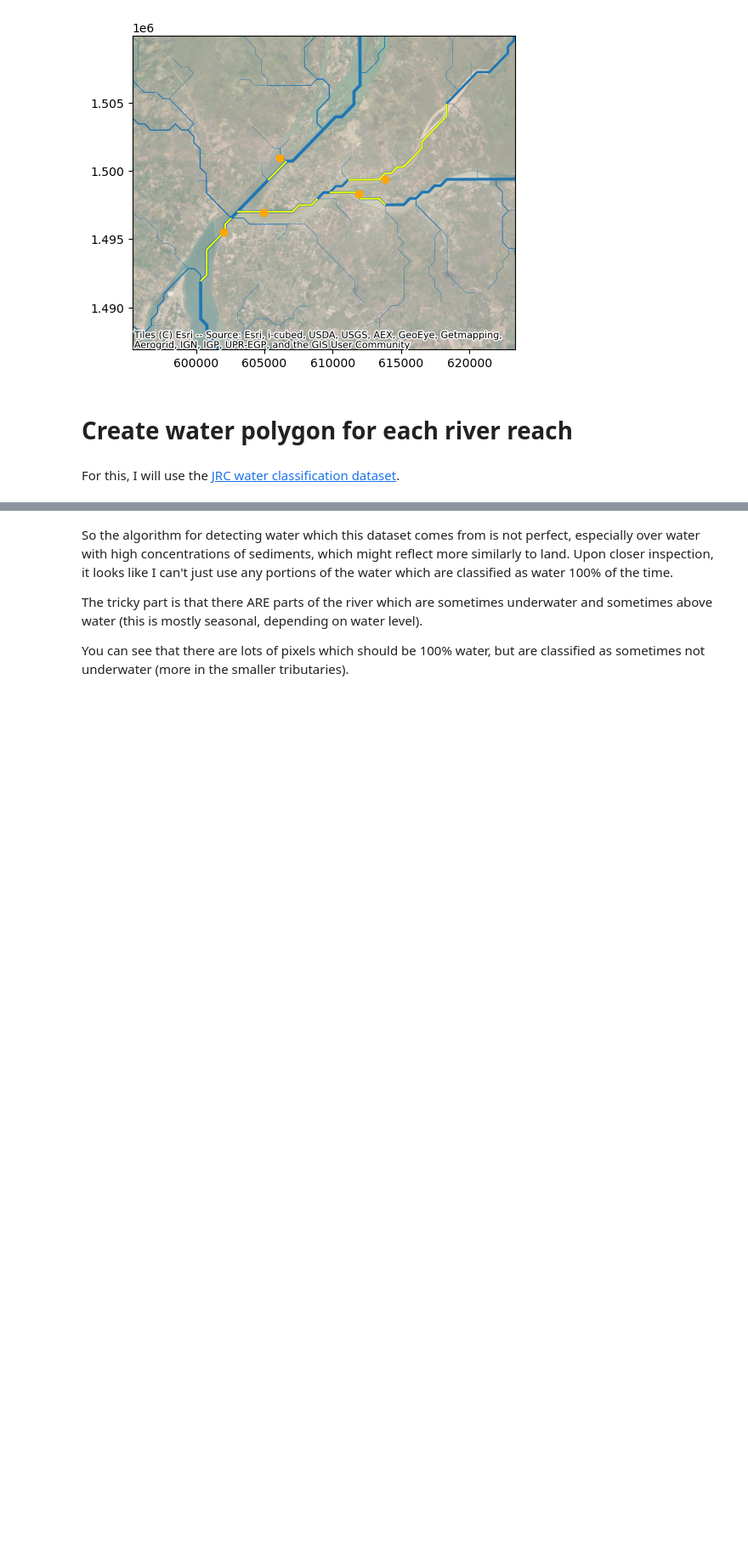
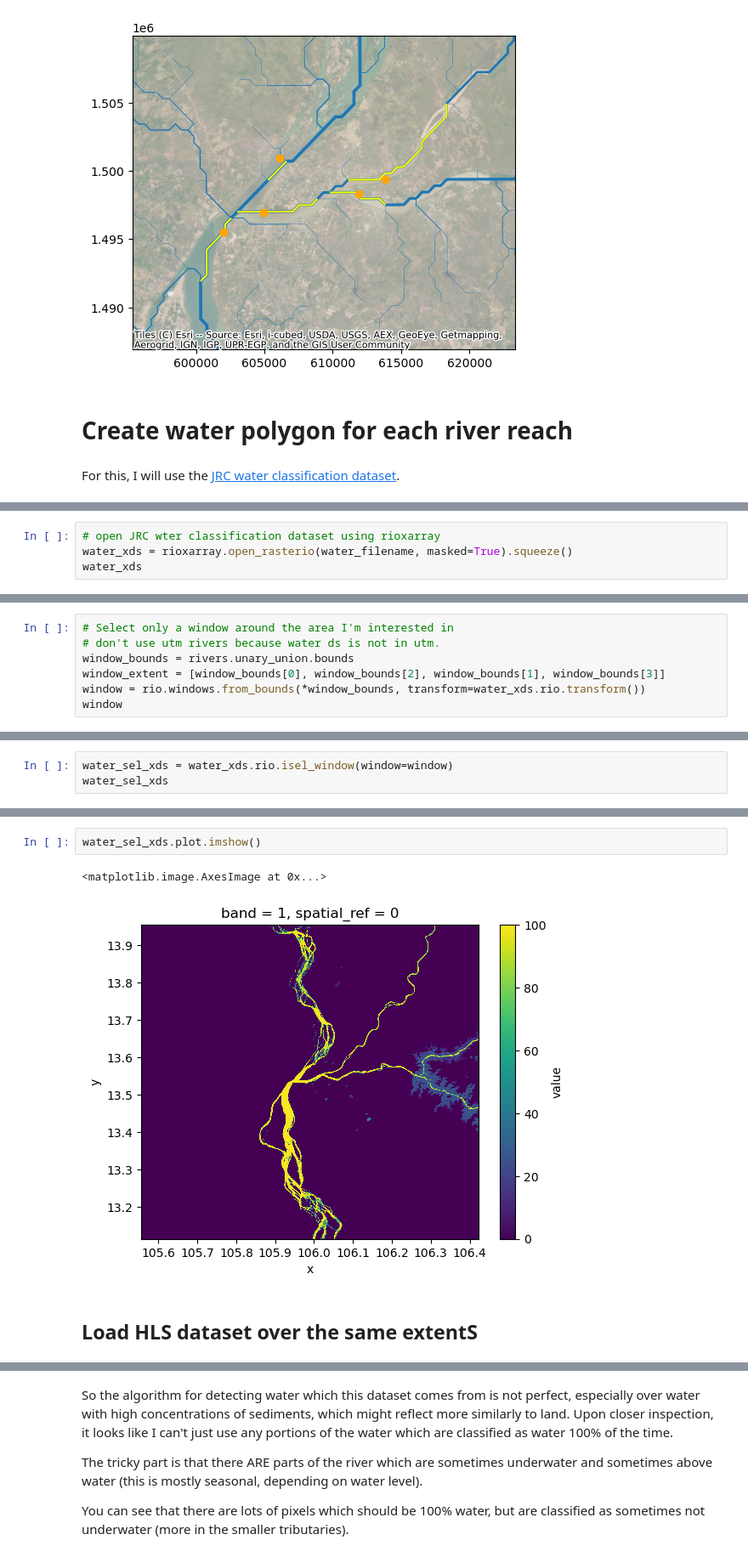
Before and after one commit to UW-GDA/mekong-water-quality, a Jupyter notebook: 01_river_reach_masks.ipynb, the cells around one changed output, grey strips where cells are left out. Shown at 85% size. Drawn from its saved outputs; the diff is of its cells as text; blank space fills up the shorter version.

Commit message:
change to rioxarray

```diff
--- a/01_river_reach_masks.ipynb
+++ b/01_river_reach_masks.ipynb
@@ -170,0 +116,4 @@ river_ma, river_ma_transform  = rio.mask.mask(water_src, buff['geometry'], **rio
+# %%
+# open JRC wter classification dataset using rioxarray
+water_xds = rioxarray.open_rasterio(water_filename, masked=True).squeeze()
+water_xds
@@ -170,0 +138,7 @@ river_ma, river_ma_transform  = rio.mask.mask(water_src, buff['geometry'], **rio
+# %%
+# Select only a window around the area I'm interested in
+# don't use utm rivers because water ds is not in utm.
+window_bounds = rivers.unary_union.bounds
+window_extent = [window_bounds[0], window_bounds[2], window_bounds[1], window_bounds[3]]
+window = rio.windows.from_bounds(*window_bounds, transform=water_xds.rio.transform())
+window
@@ -170,0 +147,3 @@ river_ma, river_ma_transform  = rio.mask.mask(water_src, buff['geometry'], **rio
+# %%
+water_sel_xds = water_xds.rio.isel_window(window=window)
+water_sel_xds
@@ -170,0 +163,7 @@ river_ma, river_ma_transform  = rio.mask.mask(water_src, buff['geometry'], **rio
+# %%
+water_sel_xds.plot.imshow()
+# %% [output]
+<matplotlib.image.AxesImage at 0x...>
+[figure, added]
+# %% [markdown]
+## Load HLS dataset over the same extentS
```
Also changed, not shown: parts of 47 cells of this notebook.
